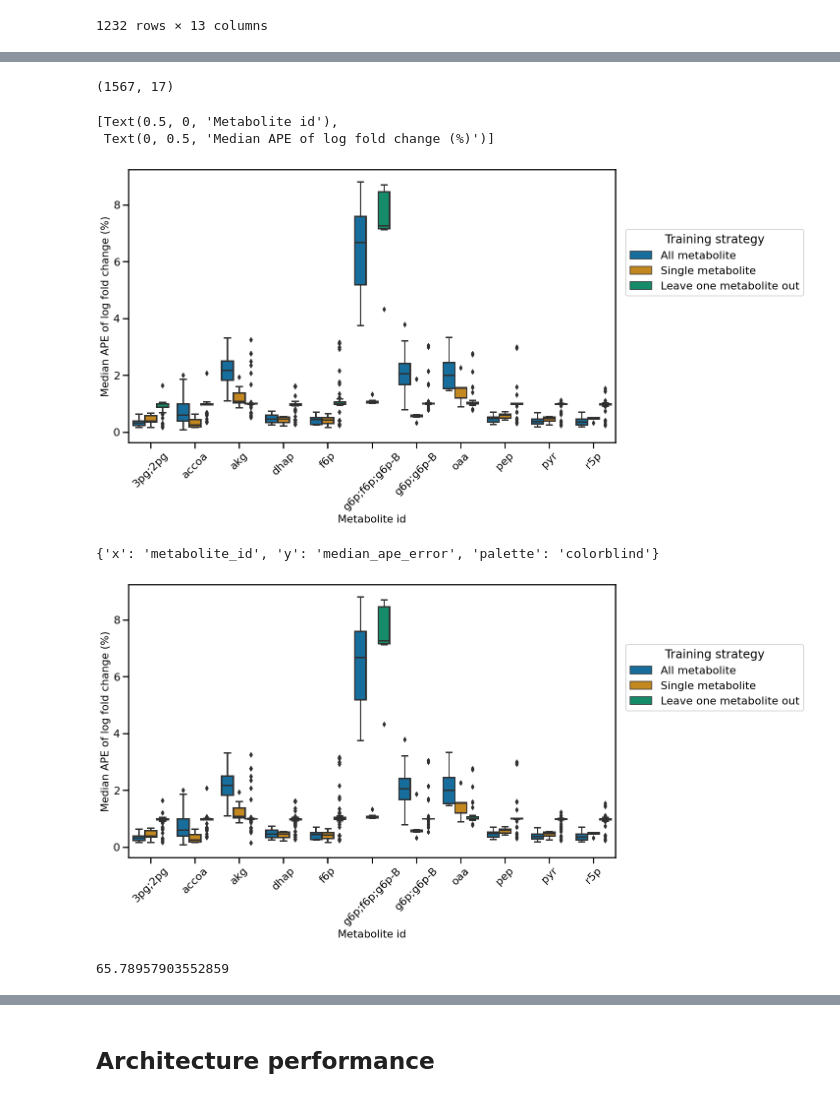
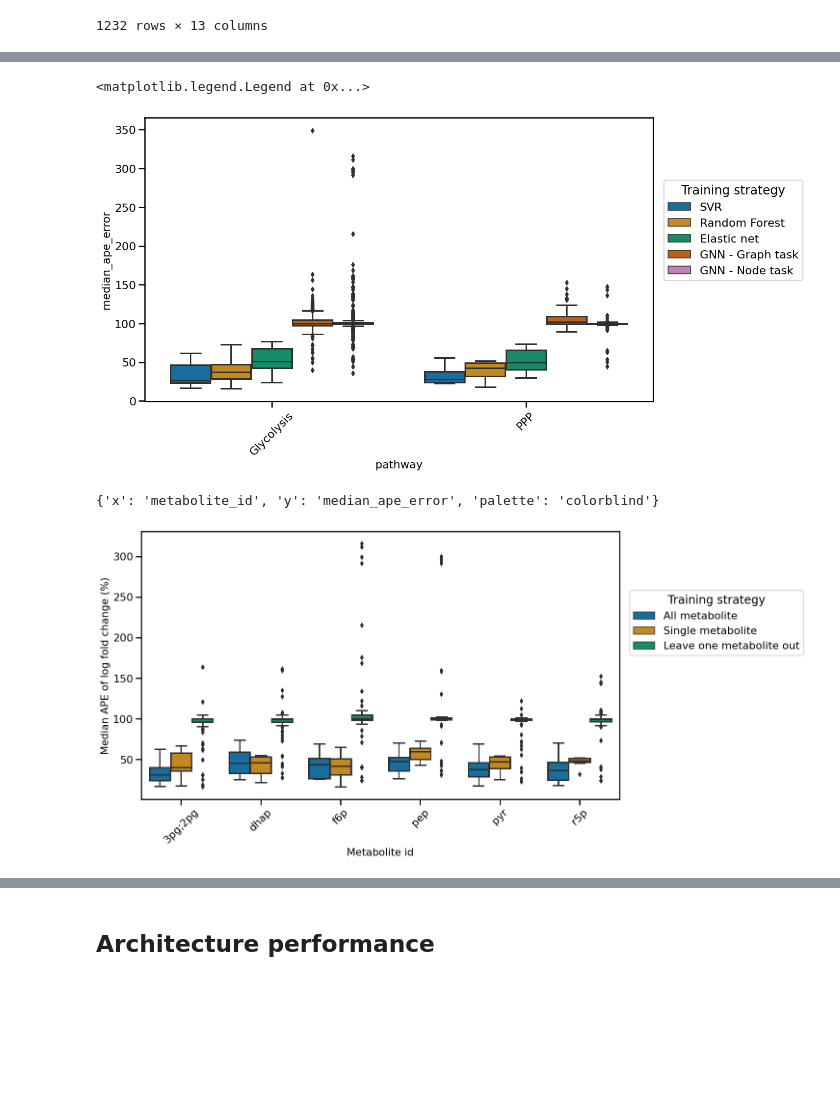
Before and after one commit to trdvangraft/thesis, a Jupyter notebook: metaengineering/experiments/analysis/model_analysis.ipynb, the cells around one changed output, grey strips where cells are left out. Saved outputs shown, nothing was run; the diff lists cells and outputs as text; code cells hidden in the pictures; blank space fills up the shorter version.

```diff
--- a/metaengineering/experiments/analysis/model_analysis.ipynb
+++ b/metaengineering/experiments/analysis/model_analysis.ipynb
@@ -90,6 +90,8 @@ SET_KWARGS = {
         # 'yscale': 'log',
     },
 }
+
+SUITABLE_METABOLITES = ['3pg;2pg', 'dhap', 'f6p', 'pep', 'pyr', 'r5p']
 # %% [markdown]
 # Result analysis
 In this section we aim to analyse the training performance of all the models, we make a comparison over all tiers, over all strategies and we compare architectures to each other
@@ -249,13 +251,15 @@ def mean_absolute_percentage_error(y_true, y_pred):
 
 full_df = full_df[full_df['y_true'].notna()]
 full_df['mse_error'] = full_df.apply(lambda row: mean_squared_error(row['y_true'], row['y_pred']), axis=1)
-full_df['mape_error'] = full_df.apply(lambda row: mean_absolute_percentage_error(row['y_true'], row['y_pred']), axis=1)
-full_df['median_ape_error'] = full_df.apply(lambda row: median_absolute_percentage_error(row['y_true'], row['y_pred']), axis=1)
+full_df['mape_error'] = full_df.apply(lambda row: mean_absolute_percentage_error(row['y_true'], row['y_pred']), axis=1) * 100
+full_df['median_ape_error'] = full_df.apply(lambda row: median_absolute_percentage_error(row['y_true'], row['y_pred']), axis=1) * 100
 
 full_df = full_df[full_df['architecture'] != 'unfiltered']
 full_df['experiment_id_ordering'] = full_df['experiment_id'].apply(lambda x: Tier.get_order(x))
 full_df = full_df.sort_values(['experiment_id_ordering', 'metabolite_id'])
 full_df = full_df.reset_index(drop=True)
+full_df = full_df[full_df['metabolite_id'].isin(SUITABLE_METABOLITES)]
+
 full_df
 # %% [output]
 |  | y_true | y_pred | architecture | metabolite_id | correlation | official_name | kegg_id | pathway | method | ... |
@@ -274,39 +278,37 @@ full_df
 # %%
 set_context(MODE)
 _df = full_df.copy()
-_df = _df.dropna()
-print(_df.shape)
+_df = _df[_df['architecture'] != 'all']
 
-_df.strategy = _df.strategy.map({
-    Strategy.ALL: 'All metabolite',
-    Strategy.METABOLITE_CENTRIC: 'Single metabolite',
-    Strategy.ONE_VS_ALL: 'Leave one metabolite out',
-    'full_dataset': 'All metabolite',
-    'model_per_metabolite': 'Single metabolite',
-    'one_vs_all': 'Leave one metabolite out',
-})
+def transform_architecture(row: pd.Series):
+    targets = {
+        "SVR()": 'SVR',
+        "RandomForestRegressor()": 'Random Forest',
+        "ElasticNet()": 'Elastic net'
+    }
+    if row['architecture'] in targets:
+        return targets[row['architecture']]
 
+    if row['experiment_id'] == Tier.TIER2:
+        return 'GNN - Graph task'
+
+    return 'GNN - Node task'
+
+_df['derived_architecture'] = _df.apply(transform_architecture, axis=1)
 
 g = sns.boxplot(
     data=_df,
-    hue='strategy',
-    x='metabolite_id',
+    hue='derived_architecture',
+    x='pathway',
     y='median_ape_error',
     palette='colorblind',
 )
 
 g.set_xticklabels(g.axes.get_xticklabels(), rotation=45)
 plt.legend(loc='upper left', bbox_to_anchor=(1.01, 0.8), title='Training strategy')
-
-g.set(
-    xlabel='Metabolite id',
-    **SET_KWARGS[METRIC]
-)
 # %% [output]
-(1567, 17)
+<matplotlib.legend.Legend at 0x...>
-[Text(0.5, 0, 'Metabolite id'),
- Text(0, 0.5, 'Median APE of log fold change (%)')]
-[figure, old version]
+[figure, new version]
 # %%
 set_context(MODE)
 _df = full_df.copy()
@@ -346,12 +348,7 @@ g.set(
 save_fig(path=f'./images/{MODE}/performance/', name="comparison_between_different_strategies_using_optimal_model")
 # %% [output]
 {'x': 'metabolite_id', 'y': 'median_ape_error', 'palette': 'colorblind'}
-[figure, old version]
+[figure, new version]
-# %%
-_df = full_df.copy()
-_df['mape_error'].max()
-# %% [output]
-65.78957903552859
 # %%
 set_context(MODE)
 _df = full_df.copy()
```
Also changed, not shown: parts of 9 cells of this notebook, 15 other files.
